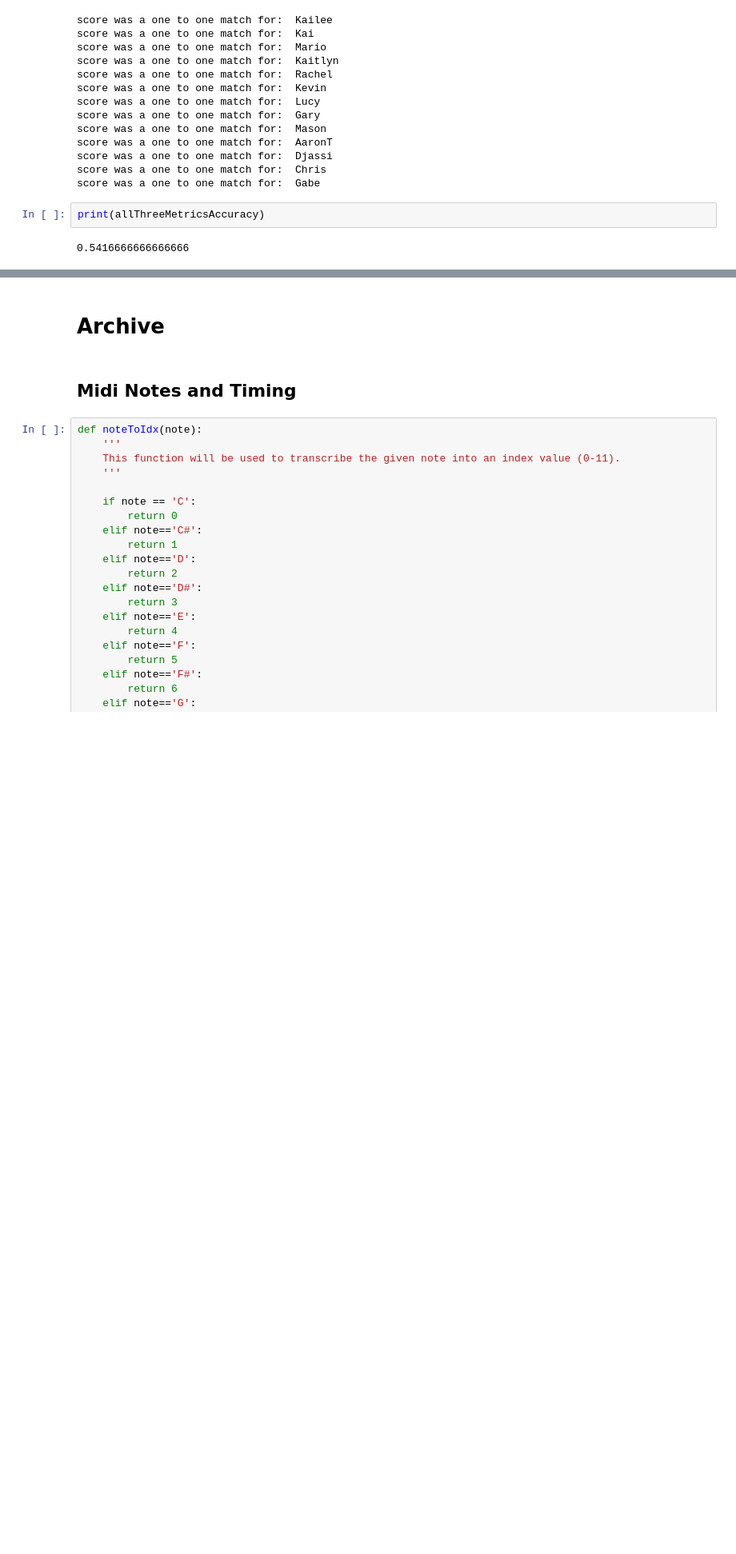
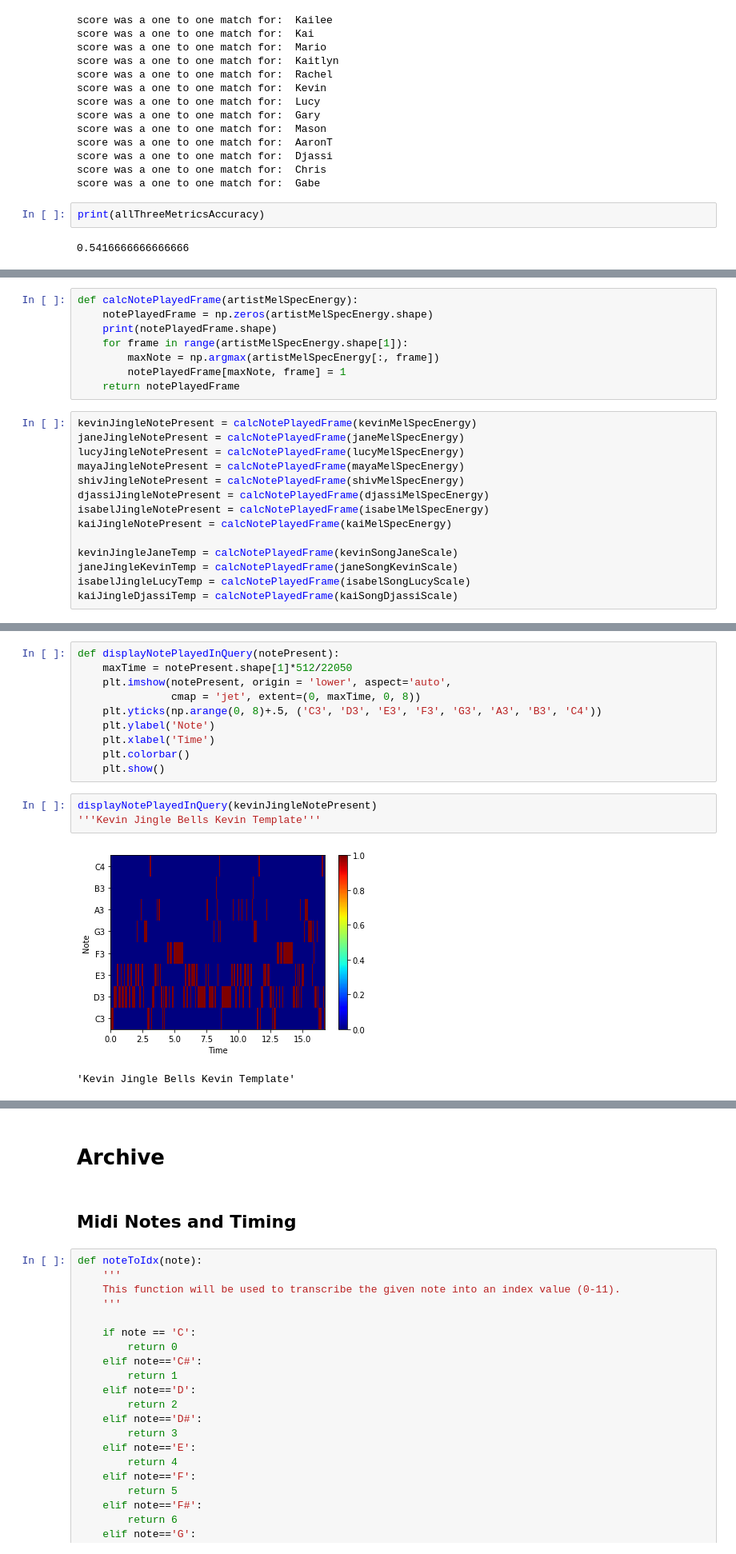
Before and after one commit to GabeQ/MusicStems, a Jupyter notebook: musicStemsFinalProj.ipynb, the cells around one changed output, grey strips where cells are left out. Shown at 80% size. Drawn from its saved outputs; the diff is of its cells as text; blank space fills up the shorter version.

```diff
--- a/musicStemsFinalProj.ipynb
+++ b/musicStemsFinalProj.ipynb
@@ -531,0 +659,22 @@ print(allThreeMetricsAccuracy)
+# %%
+def calcNotePlayedFrame(artistMelSpecEnergy):
+    notePlayedFrame = np.zeros(artistMelSpecEnergy.shape)
+    print(notePlayedFrame.shape)
+    for frame in range(artistMelSpecEnergy.shape[1]):
+        maxNote = np.argmax(artistMelSpecEnergy[:, frame])
+        notePlayedFrame[maxNote, frame] = 1
+    return notePlayedFrame
+# %%
+kevinJingleNotePresent = calcNotePlayedFrame(kevinMelSpecEnergy)
+janeJingleNotePresent = calcNotePlayedFrame(janeMelSpecEnergy)
+lucyJingleNotePresent = calcNotePlayedFrame(lucyMelSpecEnergy)
+mayaJingleNotePresent = calcNotePlayedFrame(mayaMelSpecEnergy)
+shivJingleNotePresent = calcNotePlayedFrame(shivMelSpecEnergy)
+djassiJingleNotePresent = calcNotePlayedFrame(djassiMelSpecEnergy)
+isabelJingleNotePresent = calcNotePlayedFrame(isabelMelSpecEnergy)
+kaiJingleNotePresent = calcNotePlayedFrame(kaiMelSpecEnergy)
+
+kevinJingleJaneTemp = calcNotePlayedFrame(kevinSongJaneScale)
+janeJingleKevinTemp = calcNotePlayedFrame(janeSongKevinScale)
+isabelJingleLucyTemp = calcNotePlayedFrame(isabelSongLucyScale)
+kaiJingleDjassiTemp = calcNotePlayedFrame(kaiSongDjassiScale)
@@ -531,0 +694,16 @@ print(allThreeMetricsAccuracy)
+# %%
+def displayNotePlayedInQuery(notePresent):
+    maxTime = notePresent.shape[1]*512/22050
+    plt.imshow(notePresent, origin = 'lower', aspect='auto',
+               cmap = 'jet', extent=(0, maxTime, 0, 8))
+    plt.yticks(np.arange(0, 8)+.5, ('C3', 'D3', 'E3', 'F3', 'G3', 'A3', 'B3', 'C4'))
+    plt.ylabel('Note')
+    plt.xlabel('Time')
+    plt.colorbar()
+    plt.show()
+# %%
+displayNotePlayedInQuery(kevinJingleNotePresent)
+'''Kevin Jingle Bells Kevin Template'''
+# %% [output]
+[figure, added]
+'Kevin Jingle Bells Kevin Template'
```
Also changed, not shown: parts of 24 cells of this notebook.
